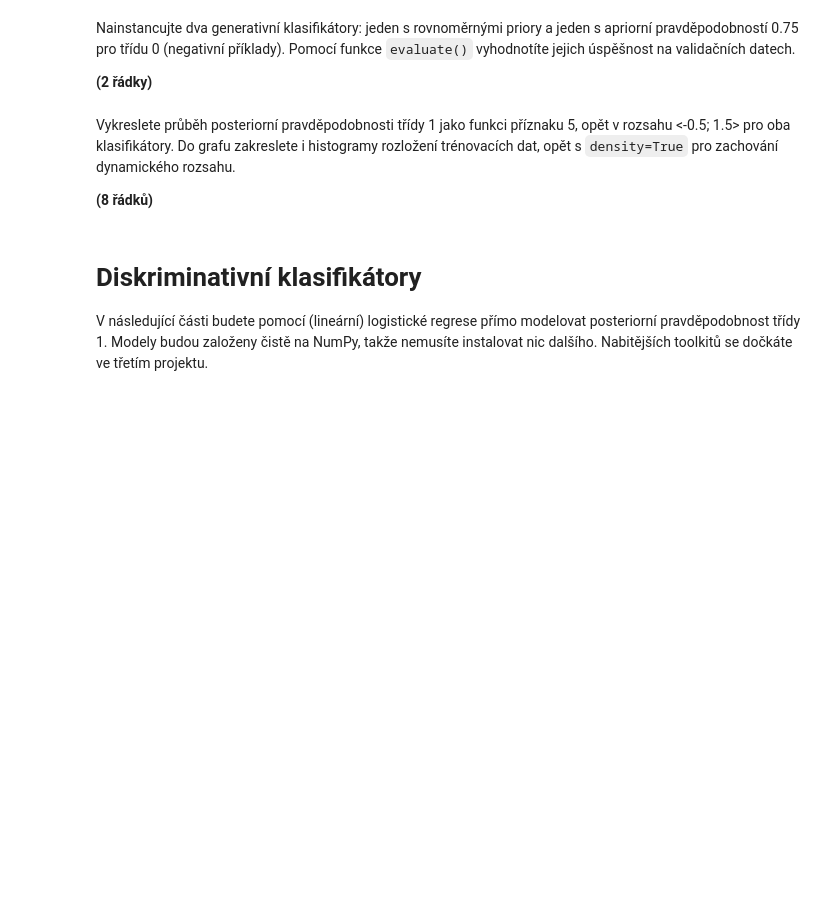
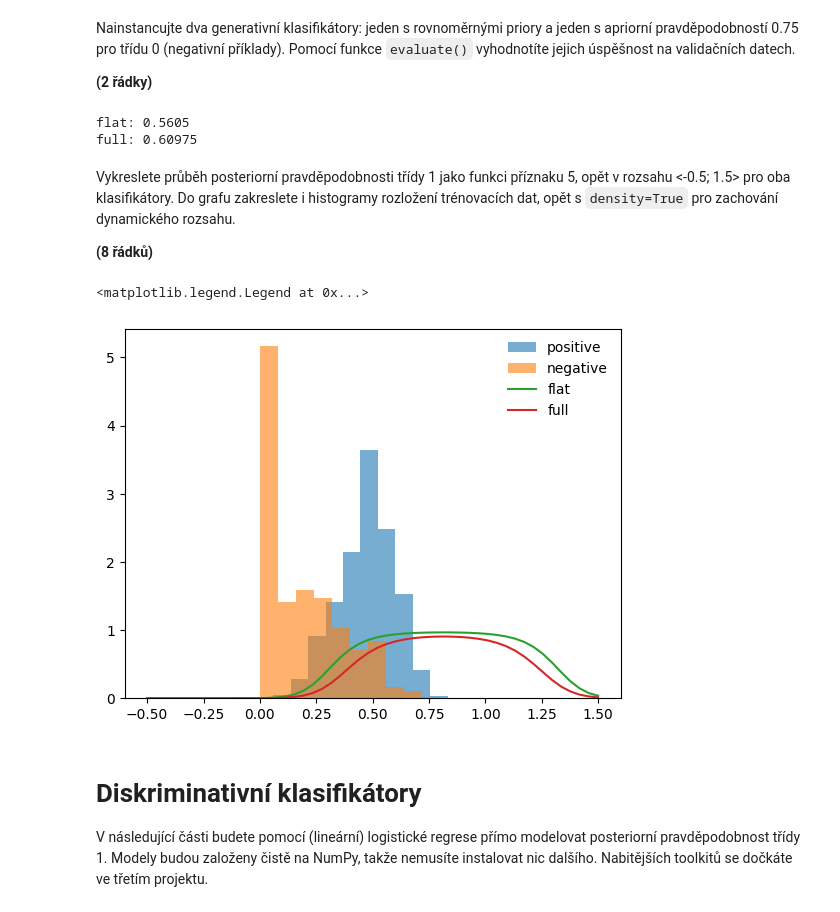
Before and after one commit to sebastianKrajnak/SUI, a Jupyter notebook: Project 2 - ML/zadani.ipynb, the cells around one changed output. Saved outputs shown, nothing was run; the diff lists cells and outputs as text; code cells hidden in the pictures; blank space fills up the shorter version.

```diff
--- a/Project 2 - ML/zadani.ipynb
+++ b/Project 2 - ML/zadani.ipynb
@@ -159,14 +162,31 @@ class GenerativeClassifier2Class:
+# %%
+class GenerativeClassifier2Class:
+    def __init__(self, pos_dist, neg_dist, pos_aprior, neg_aprior):
+        if pos_aprior + neg_aprior !=1 : raise ValueError("Invalid aprior probability")
+        self.pos_dist = pos_dist
+        self.neg_dist = neg_dist
+        self.pos_aprior = pos_aprior
+        self.neg_aprior = neg_aprior
+    def prob_class_1(self, xs):
+        pos_pdf = self.pos_dist.pdf(xs)
+        neg_pdf = self.neg_dist.pdf(xs)
+        return (pos_pdf * self.pos_aprior)/(neg_pdf * self.neg_aprior + pos_pdf * self.pos_aprior)
 # %% [markdown]
 Nainstancujte dva generativní klasifikátory: jeden s rovnoměrnými priory a jeden s apriorní pravděpodobností 0.75 pro třídu 0 (negativní příklady).
 Pomocí funkce `evaluate()` vyhodnotíte jejich úspěšnost na validačních datech.
 
 **(2 řádky)**
 # %%
-classifier_flat_prior = None
-classifier_full_prior = None
+pos_dist = scipy.stats.norm(loc=mu_pos, scale=std_pos)
+neg_dist = scipy.stats.norm(loc=mu_neg, scale=std_neg)
+classifier_flat_prior = GenerativeClassifier2Class(pos_dist, neg_dist, 0.5, 0.5)
+classifier_full_prior = GenerativeClassifier2Class(pos_dist, neg_dist, 0.25, 0.75)
 
 print('flat:', evaluate(classifier_flat_prior, val_dataset.xs[:, FOI], val_dataset.targets))
 print('full:', evaluate(classifier_full_prior, val_dataset.xs[:, FOI], val_dataset.targets))
+# %% [output]
+flat: 0.5605
+full: 0.60975
 # %% [markdown]
 Vykreslete průběh posteriorní pravděpodobnosti třídy 1 jako funkci příznaku 5, opět v rozsahu <-0.5; 1.5> pro oba klasifikátory.
 Do grafu zakreslete i histogramy rozložení trénovacích dat, opět s `density=True` pro zachování dynamického rozsahu.
@@ -177,3 +195,14 @@ pass
+# %%
+val_flat = classifier_flat_prior.prob_class_1(x)
+val_full = classifier_full_prior.prob_class_1(x)
+plt.hist(train_dataset.pos[:, FOI], density=True, alpha=0.6, label='positive')
+plt.hist(train_dataset.neg[:, FOI], density=True, alpha=0.6, label='negative')
+plt.plot(x, val_flat, label= 'flat')
+plt.plot(x, val_full, label='full')
+plt.legend(loc='best', frameon=False)
+# %% [output]
+<matplotlib.legend.Legend at 0x...>
+[figure, added]
 # %% [markdown]
 # Diskriminativní klasifikátory
 V následující části budete pomocí (lineární) logistické regrese přímo modelovat posteriorní pravděpodobnost třídy 1.
```
Also changed, not shown: parts of 9 cells of this notebook.
